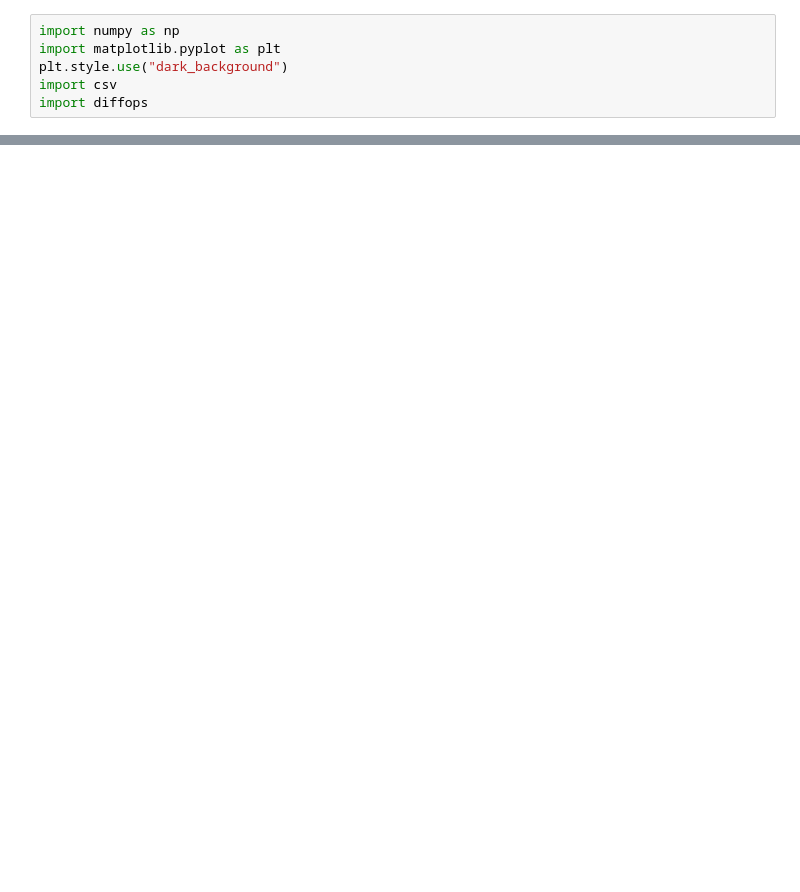
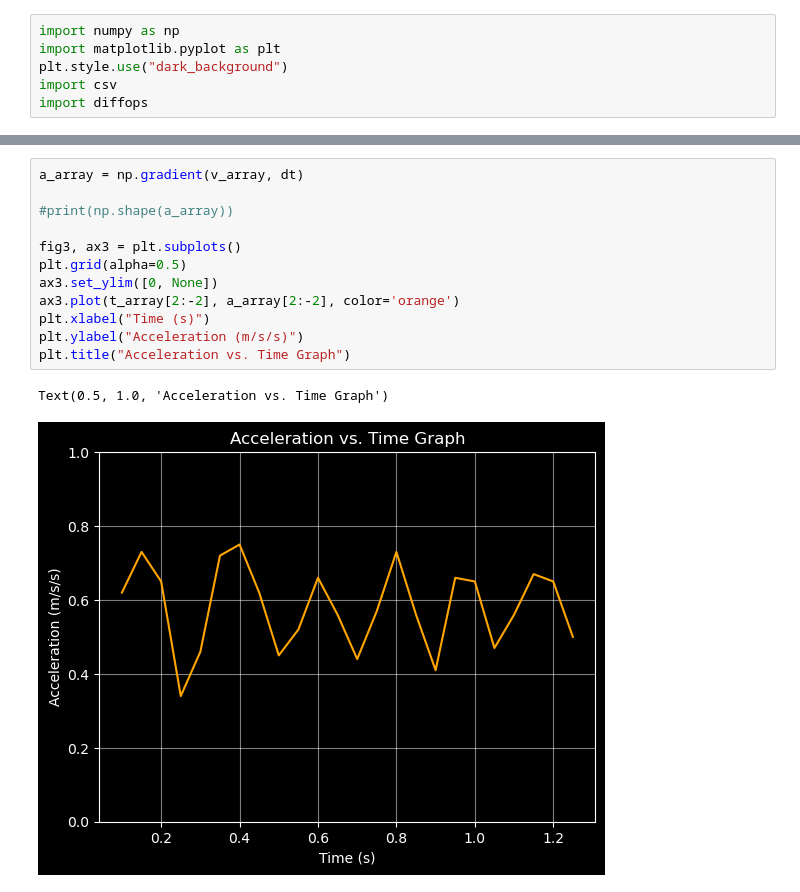
Before and after one commit to orbeckstASU/physic-labs-pyscript, a Jupyter notebook: work-angel/gdx_collector/import_demo.ipynb, the cells around one changed output, grey strips where cells are left out. Cells and saved outputs as stored; diff of their text form; blank space fills up the shorter version.

```diff
--- a/work-angel/gdx_collector/import_demo.ipynb
+++ b/work-angel/gdx_collector/import_demo.ipynb
@@ -53,0 +71,15 @@ Text(0, 0.5, 'Acceleration (m/s/s)')
+# %%
+a_array = np.gradient(v_array, dt)
+
+#print(np.shape(a_array))
+
+fig3, ax3 = plt.subplots()
+plt.grid(alpha=0.5)
+ax3.set_ylim([0, None])
+ax3.plot(t_array[2:-2], a_array[2:-2], color='orange')
+plt.xlabel("Time (s)")
+plt.ylabel("Acceleration (m/s/s)")
+plt.title("Acceleration vs. Time Graph")
+# %% [output]
+Text(0.5, 1.0, 'Acceleration vs. Time Graph')
+[figure, added]
```
Also changed, not shown: parts of 3 cells of this notebook, 9 other files.
